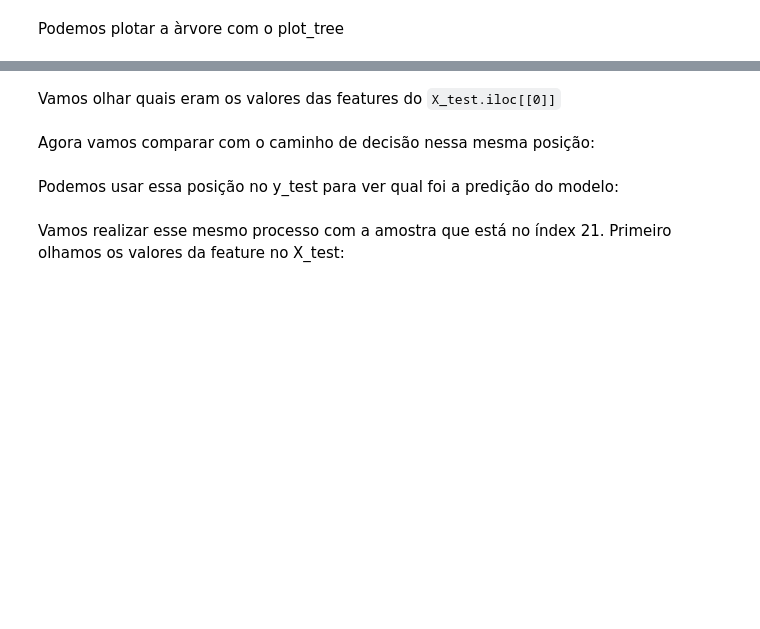
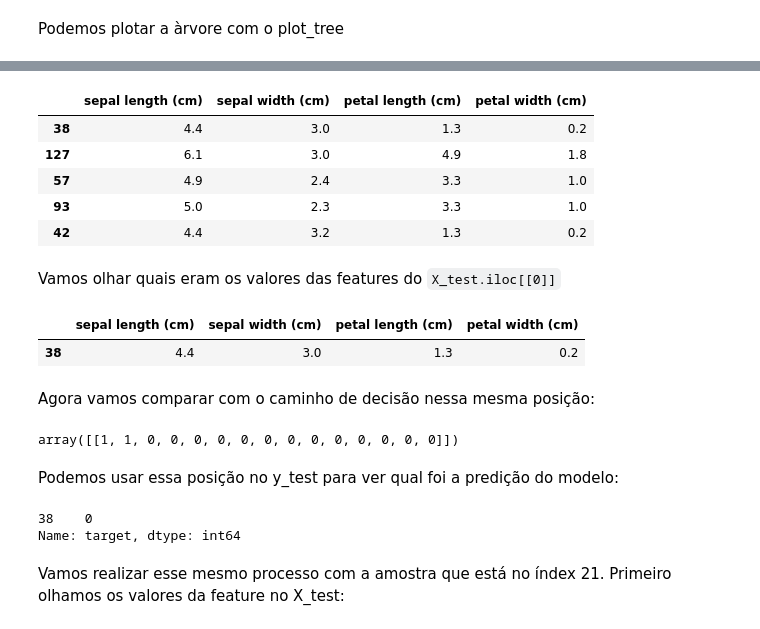
Before and after one commit to patriciacatandi/Lets_Code_DS_Degree_Alunos_ML, a Jupyter notebook: Módulo 11 - Machine Learning III/3 - Interpretabilidade de modelos/Interpretabilidade de modelos.ipynb, the cells around one changed output, grey strips where cells are left out. Saved outputs shown, nothing was run; the diff lists cells and outputs as text; code cells hidden in the pictures; blank space fills up the shorter version.

```diff
--- a/Módulo 11 - Machine Learning III/3 - Interpretabilidade de modelos/Interpretabilidade de modelos.ipynb
+++ b/Módulo 11 - Machine Learning III/3 - Interpretabilidade de modelos/Interpretabilidade de modelos.ipynb
@@ -148,11 +182,34 @@ plt.show()
 Com o método `decision_path()` é possível visualizar o caminho percorrido por cada amostra. A saída desse método é uma matriz esparça e leva em consideração que as posições seguem o padrão de busca do algoritmo em profundidade-primeiro (Depth-First Search - DFS) da teoria dos grafos:
 
 <img src=https://upload.wikimedia.org/wikipedia/commons/5/5d/Depth-first-tree.png text="https://pt.wikipedia.org/wiki/Busca_em_profundidade" width=400 >
+# %%
+X_test.head()
+# %% [output]
+|  | sepal length (cm) | sepal width (cm) | petal length (cm) | petal width (cm) |
+| 38 | 4.4 | 3.0 | 1.3 | 0.2 |
+| 127 | 6.1 | 3.0 | 4.9 | 1.8 |
+| 57 | 4.9 | 2.4 | 3.3 | 1.0 |
+| 93 | 5.0 | 2.3 | 3.3 | 1.0 |
+| 42 | 4.4 | 3.2 | 1.3 | 0.2 |
 # %% [markdown]
 Vamos olhar quais eram os valores das features do `X_test.iloc[[0]]`
+# %%
+X_test.iloc[[0]]
+# %% [output]
+|  | sepal length (cm) | sepal width (cm) | petal length (cm) | petal width (cm) |
+| 38 | 4.4 | 3.0 | 1.3 | 0.2 |
 # %% [markdown]
 Agora vamos comparar com o caminho de decisão nessa mesma posição:
+# %%
+tree.decision_path(X_test.iloc[[0]]).toarray()
+# %% [output]
+array([[1, 1, 0, 0, 0, 0, 0, 0, 0, 0, 0, 0, 0, 0, 0]])
 # %% [markdown]
 Podemos usar essa posição no y_test para ver qual foi a predição do modelo:
+# %%
+y_test.iloc[[0]]
+# %% [output]
+38    0
+Name: target, dtype: int64
 # %% [markdown]
 Vamos realizar esse mesmo processo com a amostra que está no índex 21. Primeiro olhamos os valores da feature no X_test:
```
Also changed, not shown: parts of 23 cells of this notebook.
